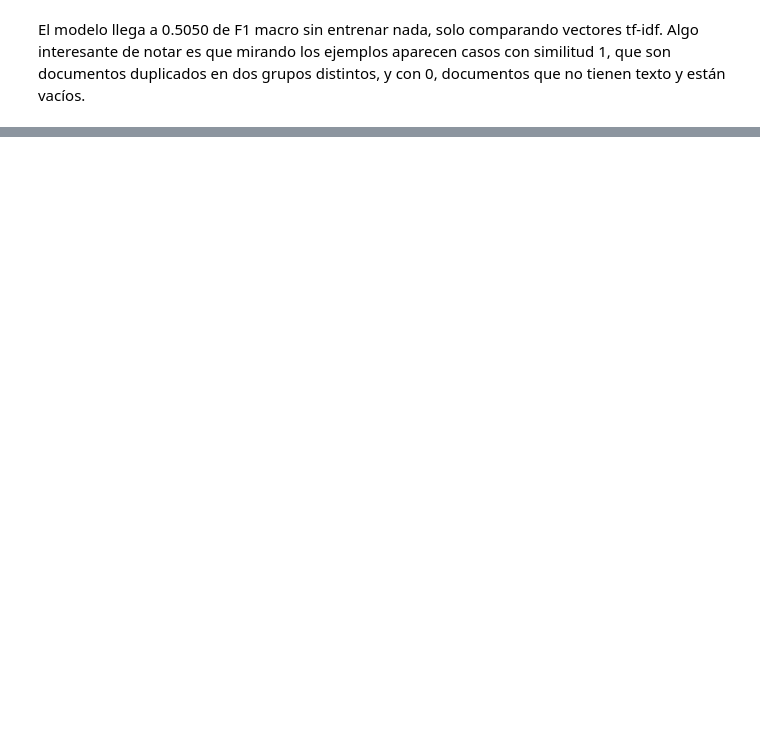
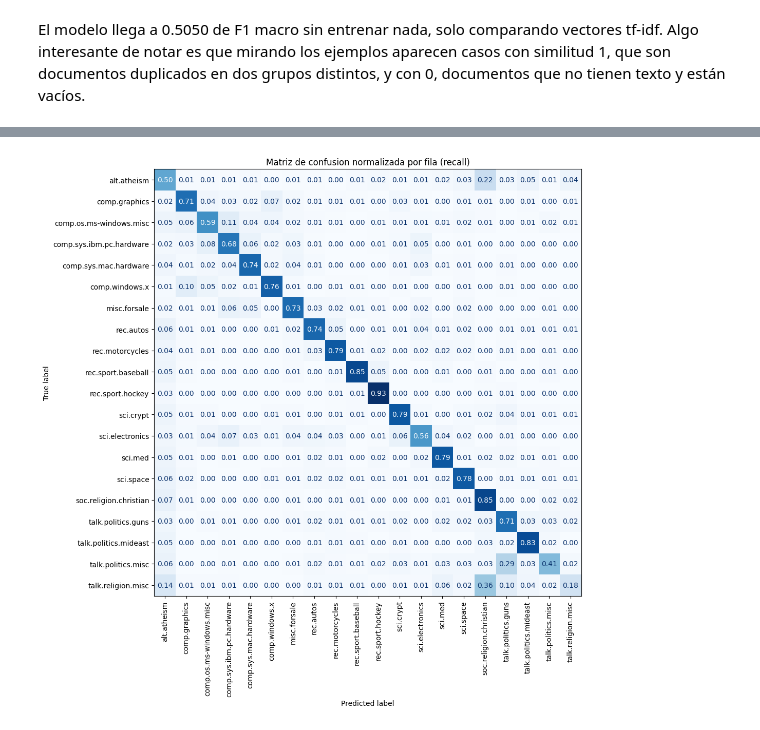
Before and after one commit to francomor/ceia-trabajos, a Jupyter notebook: procesamiento_lenguaje_natural/Desafio_1.ipynb, the cells around one changed output, grey strips where cells are left out. Cells and saved outputs as stored; diff of their text form; code cells hidden in the pictures; blank space fills up the shorter version.

```diff
--- a/procesamiento_lenguaje_natural/Desafio_1.ipynb
+++ b/procesamiento_lenguaje_natural/Desafio_1.ipynb
@@ -402,0 +533,6 @@ El modelo llega a 0.5050 de F1 macro sin entrenar nada, solo comparando vectores
+# %%
+vect, clf = construir(estudio.best_params)
+clf.fit(vect.fit_transform(newsgroups_train.data), y_train)
+y_pred_nb = clf.predict(vect.transform(newsgroups_test.data))
+
+print(f"F1 macro test: {f1_score(y_test, y_pred_nb, average='macro'):.4f}")
@@ -402,0 +569,16 @@ El modelo llega a 0.5050 de F1 macro sin entrenar nada, solo comparando vectores
+# %%
+import matplotlib.pyplot as plt
+from sklearn.metrics import ConfusionMatrixDisplay
+
+fig, ax = plt.subplots(figsize=(11, 11))
+ConfusionMatrixDisplay.from_predictions(
+    y_test, y_pred_nb,
+    display_labels=newsgroups_train.target_names,
+    normalize="true", values_format=".2f",
+    xticks_rotation="vertical", colorbar=False, cmap="Blues", ax=ax,
+)
+ax.set_title("Matriz de confusion normalizada por fila (recall)")
+plt.tight_layout()
+plt.show()
+# %% [output]
+[figure, added]
```
Also changed, not shown: parts of 23 cells of this notebook, 1 other file.
